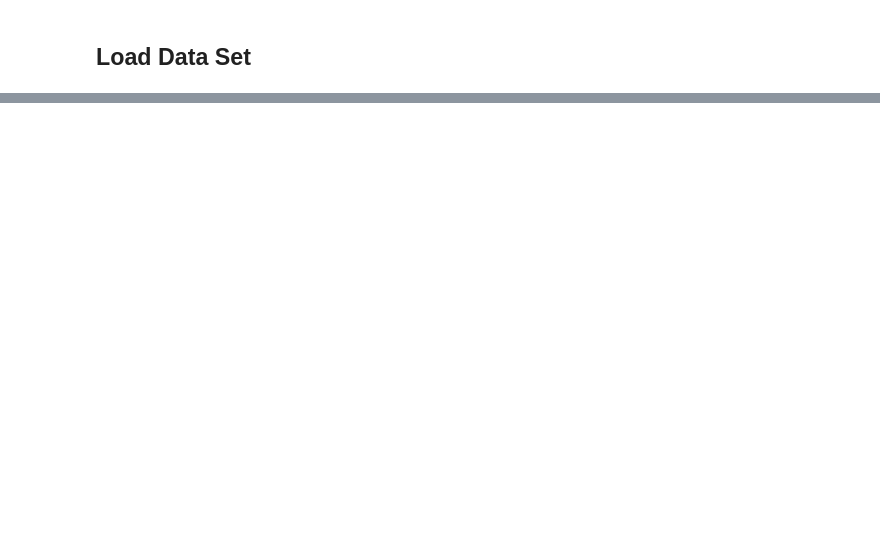
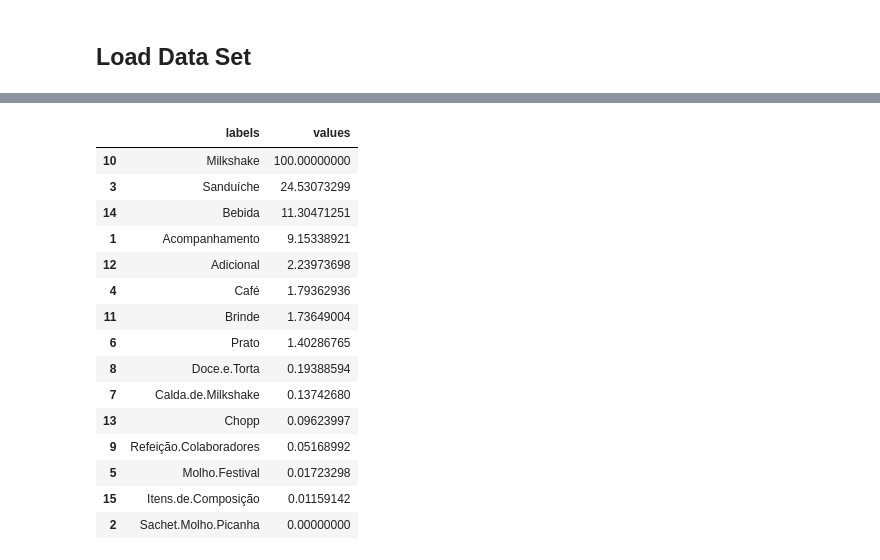
Before and after one commit to robson-fernandes/bayesian-networks-lab, a Jupyter notebook: notebooks/Relevant Variables - SP.ipynb, the cells around one changed output, grey strips where cells are left out. Drawn from its saved outputs; the diff is of its cells as text; code cells hidden in the pictures; blank space fills up the shorter version.

```diff
--- a/notebooks/Relevant Variables - SP.ipynb
+++ b/notebooks/Relevant Variables - SP.ipynb
@@ -106,0 +193,19 @@ plot(importance)
+# %%
+df.importantes
+# %% [output]
+|  | labels | values |
+| 10 | Milkshake | 100.00000000 |
+| 3 | Sanduíche | 24.53073299 |
+| 14 | Bebida | 11.30471251 |
+| 1 | Acompanhamento | 9.15338921 |
+| 12 | Adicional | 2.23973698 |
+| 4 | Café | 1.79362936 |
+| 11 | Brinde | 1.73649004 |
+| 6 | Prato | 1.40286765 |
+| 8 | Doce.e.Torta | 0.19388594 |
+| 7 | Calda.de.Milkshake | 0.13742680 |
+| 13 | Chopp | 0.09623997 |
+| 9 | Refeição.Colaboradores | 0.05168992 |
+| 5 | Molho.Festival | 0.01723298 |
+| 15 | Itens.de.Composição | 0.01159142 |
+| 2 | Sachet.Molho.Picanha | 0.00000000 |
```
Also changed, not shown: parts of 25 cells of this notebook, 37 other files.
